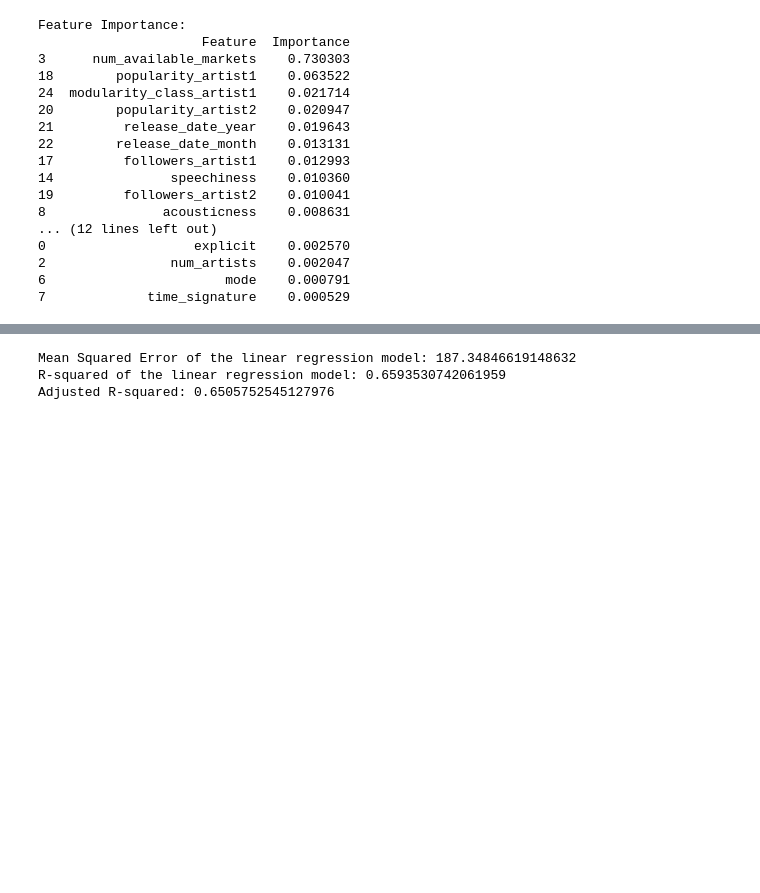
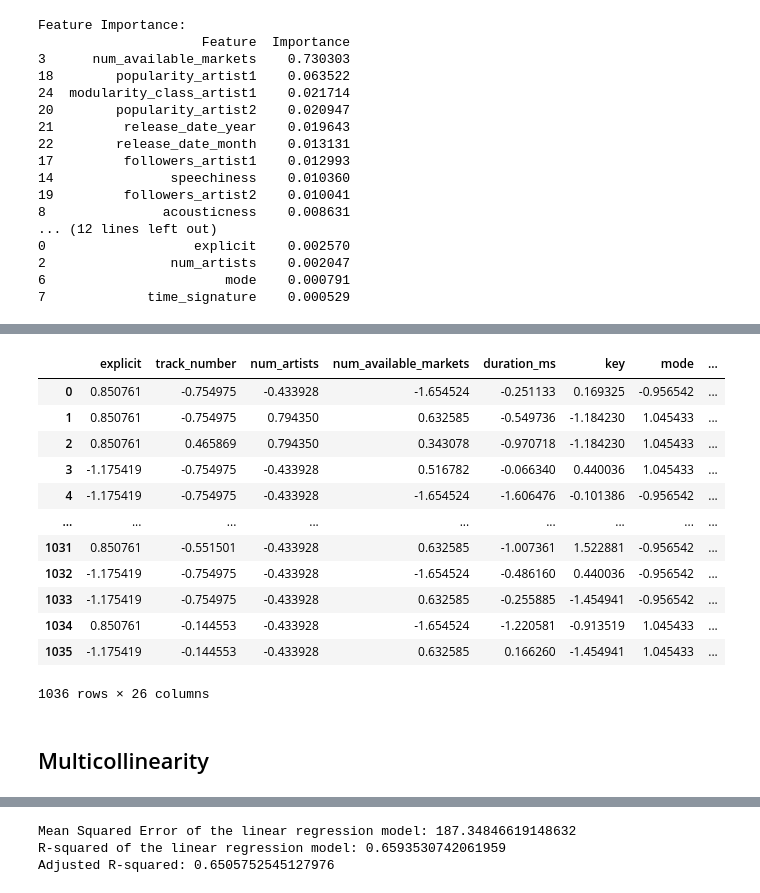
Before and after one commit to anushkavp/Music-Collaboration-Analysis, a Jupyter notebook: Preprocessing.ipynb, the cells around one changed output, grey strips where cells are left out. Saved outputs shown, nothing was run; the diff lists cells and outputs as text; code cells hidden in the pictures; blank space fills up the shorter version.

```diff
--- a/Preprocessing.ipynb
+++ b/Preprocessing.ipynb
@@ -1158,0 +1190,18 @@ Feature Importance:
+# %%
+scaled_x_test
+# %% [output]
+|  | explicit | track_number | num_artists | num_available_markets | duration_ms | key | mode | ... |
+| 0 | 0.850761 | -0.754975 | -0.433928 | -1.654524 | -0.251133 | 0.169325 | -0.956542 | ... |
+| 1 | 0.850761 | -0.754975 | 0.794350 | 0.632585 | -0.549736 | -1.184230 | 1.045433 | ... |
+| 2 | 0.850761 | 0.465869 | 0.794350 | 0.343078 | -0.970718 | -1.184230 | 1.045433 | ... |
+| 3 | -1.175419 | -0.754975 | -0.433928 | 0.516782 | -0.066340 | 0.440036 | 1.045433 | ... |
+| 4 | -1.175419 | -0.754975 | -0.433928 | -1.654524 | -1.606476 | -0.101386 | -0.956542 | ... |
+| ... | ... | ... | ... | ... | ... | ... | ... | ... |
+| 1031 | 0.850761 | -0.551501 | -0.433928 | 0.632585 | -1.007361 | 1.522881 | -0.956542 | ... |
+| 1032 | -1.175419 | -0.754975 | -0.433928 | -1.654524 | -0.486160 | 0.440036 | -0.956542 | ... |
+| 1033 | -1.175419 | -0.754975 | -0.433928 | 0.632585 | -0.255885 | -1.454941 | -0.956542 | ... |
+| 1034 | 0.850761 | -0.144553 | -0.433928 | -1.654524 | -1.220581 | -0.913519 | 1.045433 | ... |
+| 1035 | -1.175419 | -0.144553 | -0.433928 | 0.632585 | 0.166260 | -1.454941 | 1.045433 | ... |
+1036 rows × 26 columns
+# %% [markdown]
+## Multicollinearity
```
Also changed, not shown: parts of 12 cells of this notebook.
